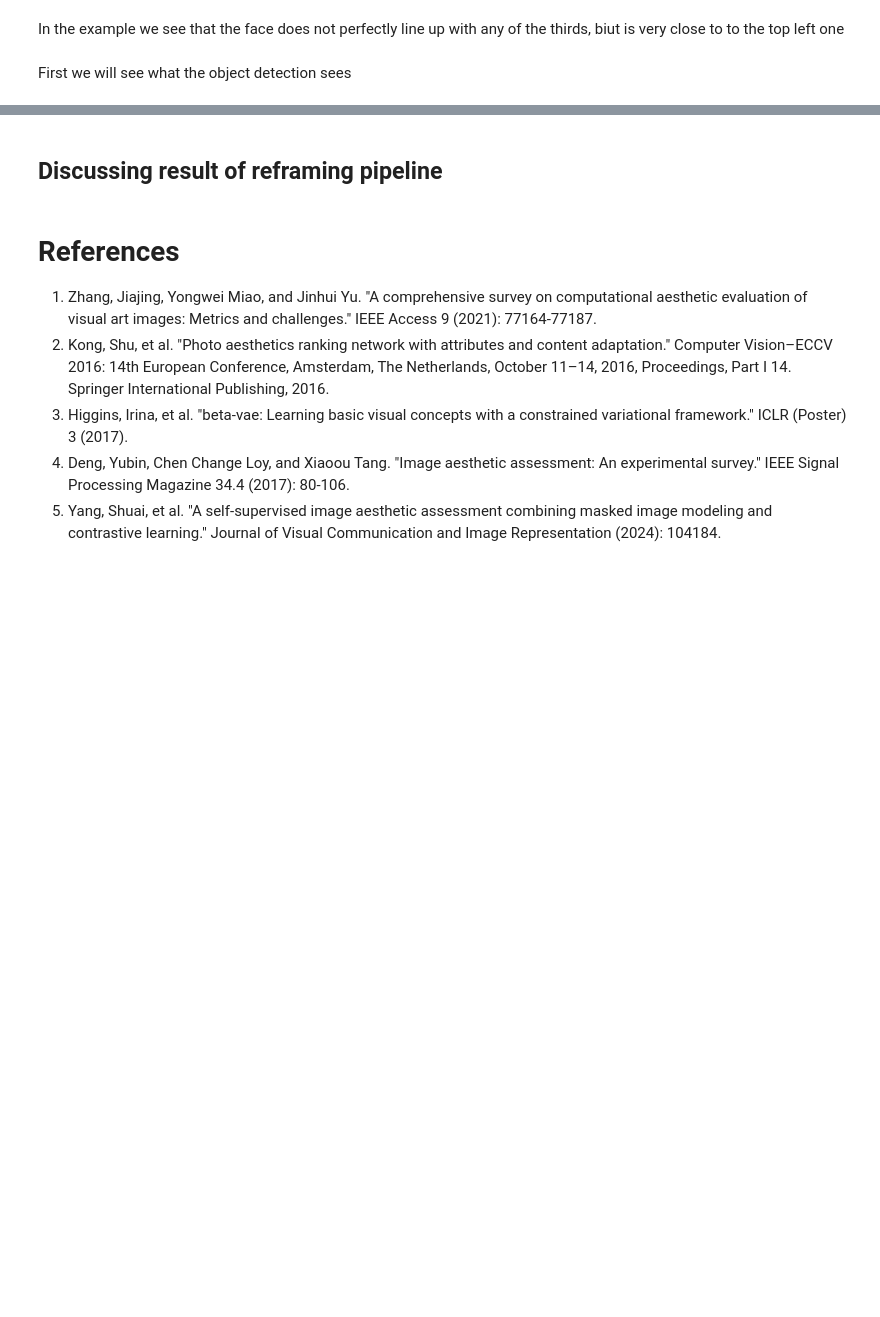
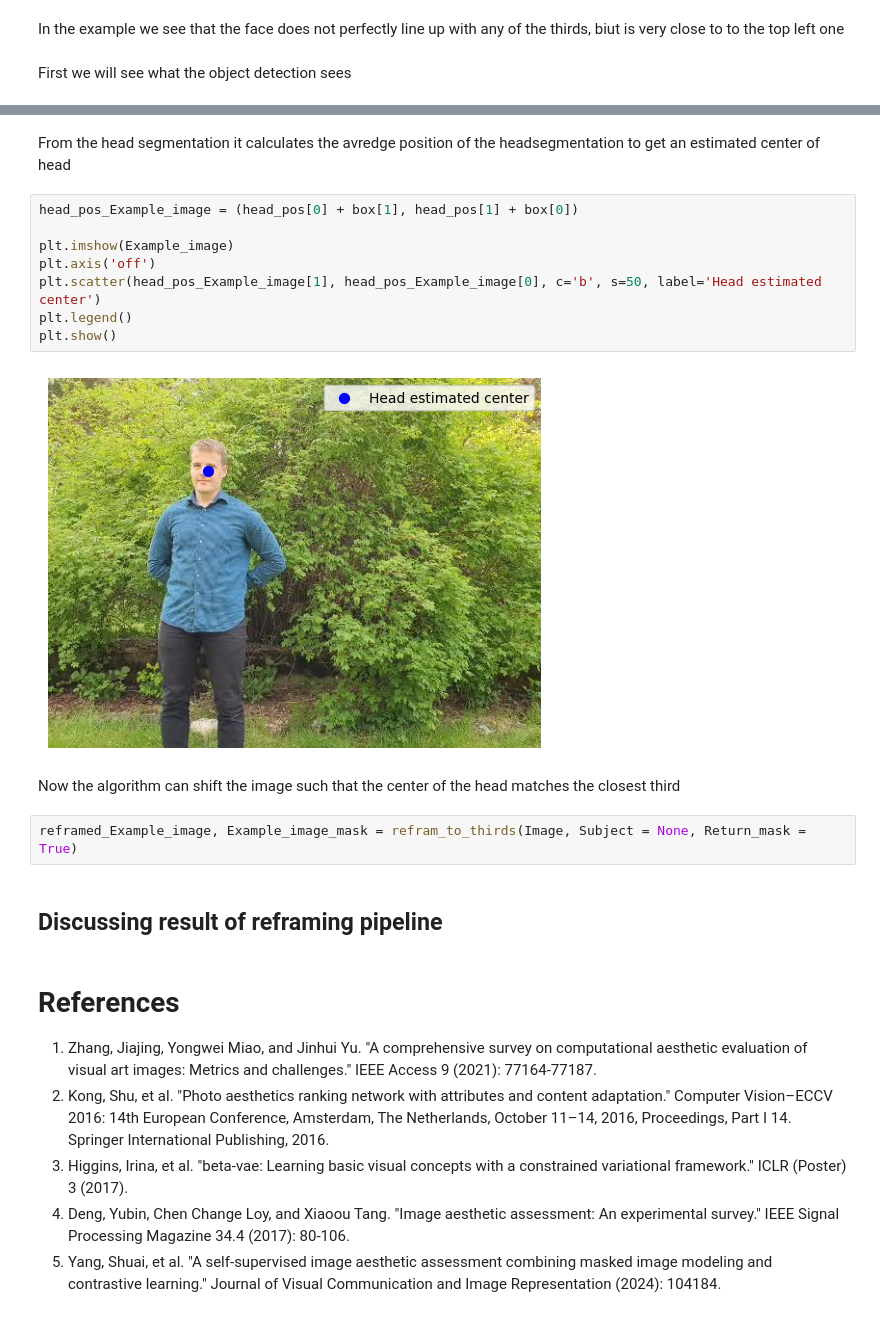
Before and after one commit to eloMG/gen-ai-photography, a Jupyter notebook: report.ipynb, the cells around one changed output, grey strips where cells are left out. Cells and saved outputs as stored; diff of their text form; blank space fills up the shorter version.

```diff
--- a/report.ipynb
+++ b/report.ipynb
@@ -401,3 +437,19 @@ Here we see that the object detection has correctly detected the peerson in the
+# %% [markdown]
+From the head segmentation it calculates the avredge position of the headsegmentation to get an estimated center of head
+# %%
+head_pos_Example_image = (head_pos[0] + box[1], head_pos[1] + box[0])
+
+plt.imshow(Example_image)
+plt.axis('off')
+plt.scatter(head_pos_Example_image[1], head_pos_Example_image[0], c='b', s=50, label='Head estimated center')
+plt.legend()
+plt.show()
+# %% [output]
+[figure, added]
+# %% [markdown]
+Now the algorithm can shift the image such that the center of the head matches the closest third
+# %%
+reframed_Example_image, Example_image_mask = refram_to_thirds(Image, Subject = None, Return_mask = True)
 # %% [markdown]
 ## Discussing result of reframing pipeline
 # %% [markdown]
```
Also changed, not shown: parts of 4 cells of this notebook, 1 other file.
